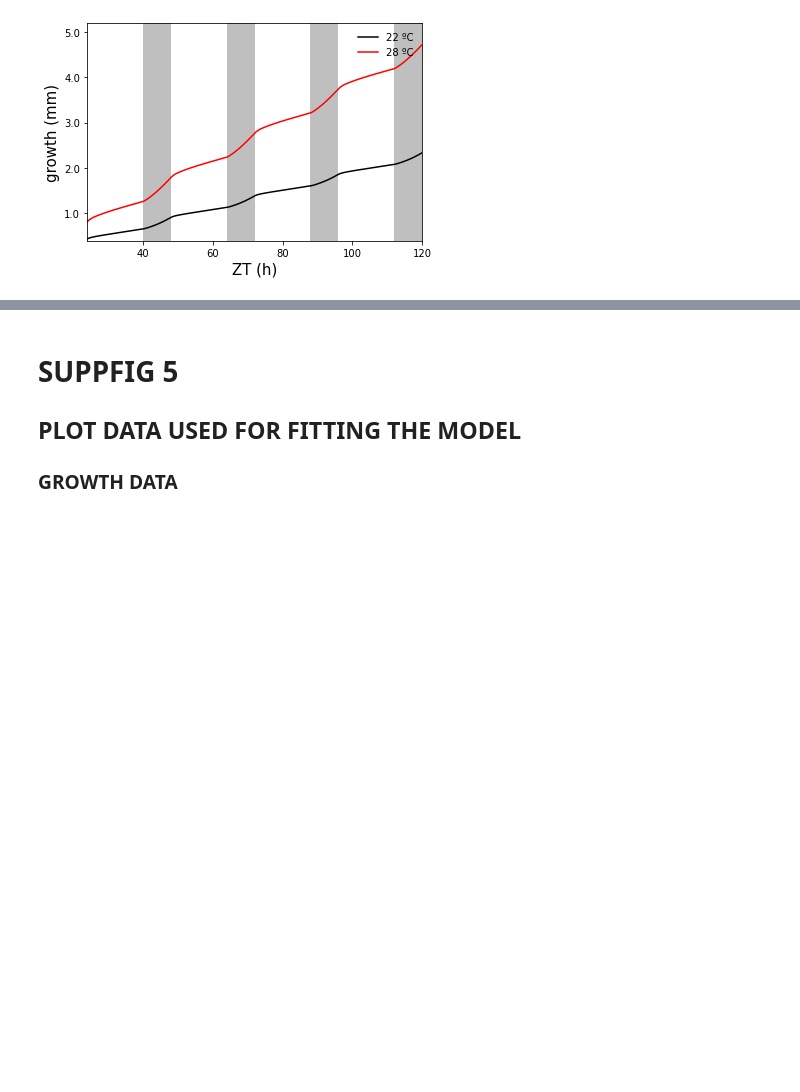
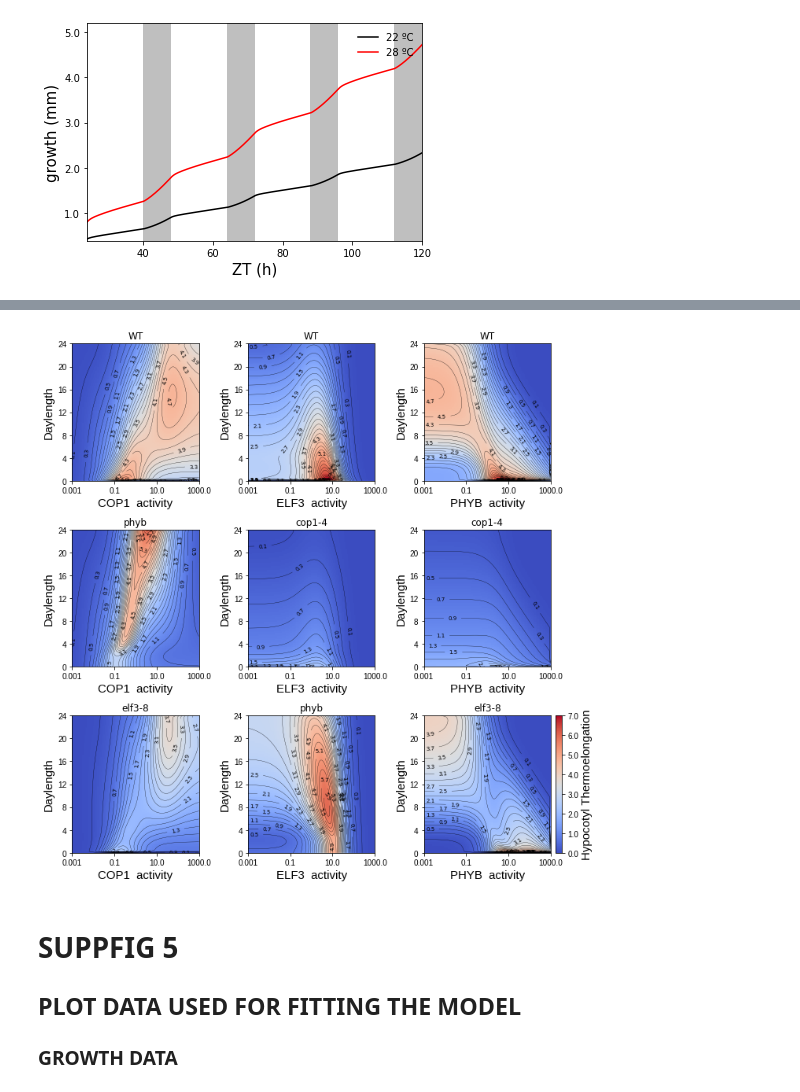
Before and after one commit to PabloCatalan/hypocotyl, a Jupyter notebook: main_figures.ipynb, the cells around one changed output, grey strips where cells are left out. Saved outputs shown, nothing was run; the diff lists cells and outputs as text; code cells hidden in the pictures; blank space fills up the shorter version.

```diff
--- a/main_figures.ipynb
+++ b/main_figures.ipynb
@@ -103,12 +165,0 @@ hypo_supp, tot_supp=model_results(Temp,Daylength2,params,extraM)
-# %%
-with pd.ExcelWriter('results/suppfig1_data.xls') as writer:
-    for mut in extraM:
-        W=[]
-        for (D,T) in itertools.product(Daylength2,Temp):
-            key=str(T)+'_'+str(D)
-            try:
-                W.append([D,T,avgdata[mut][key],stddata[mut][key],hypo_supp[mut][key]])
-            except:
-                W.append([D,T,'NaN','NaN',hypo_supp[mut][key]])
-        DFdata=pd.DataFrame.from_records(W, columns=['Daylength', 'Temperature', 'Average Growth (experimental)', 'Standard Deviation Growth (experimental)', 'Model prediction'])
-        DFdata.to_excel(writer, sheet_name=mut, float_format='%.3f',index=False)
@@ -350,0 +361,87 @@ fig.tight_layout()
+# %%
+#GET KEY FROM DATAFRAME
+def get_key(df, key):
+    kL=df[key].tolist()
+    kM={}
+    for k in kL:
+        kM[k]=1
+    kL=[]
+    for k in kM:
+        kL.append(k)
+    return sorted(kL)
+
+def plot_heatmap(X1,Y1,R,mut,ylabel,vmax,X,Y,ax,count):
+    text=mut.split()
+    prot=text[0][:-2]
+    fondo=text[1]
+    if len(text)>2:
+        fondo=fondo+' '+text[2]
+    cmap='coolwarm'
+    if 'growth' in ylabel:
+        cmap='summer_r'#'YlGn'
+    I=ax.pcolormesh(X,Y,R, vmax=vmax, vmin=0, rasterized=True, cmap=cmap)#'RdBu_r')
+    ax.set_xscale('log')
+    cr=0.2
+    C=np.arange(0.1,vmax,cr)
+    if 'growth' in ylabel:
+        cr=1
+        C=np.arange(0,vmax+1,cr)
+
+    CS=ax.contour(X,Y,R,C, linewidths=0.3, colors='k')#cmap='binary')
+    CL=ax.clabel(CS, C, inline=True, fmt='%.1f', fontsize=7, use_clabeltext=True)
+    if count==9:
+        cax = ax.inset_axes([1.04, 0, 0.05, 1.0], transform=ax.transAxes)
+        cbar=fig.colorbar(I, ax=ax, cax=cax)
+        cbar.ax.set_yticklabels(cbar.ax.get_yticks(), fontname='Helvetica')
+        cbar.ax.set_ylabel(ylabel, fontname='Helvetica', fontsize=15)
+        cbar.ax.yaxis.set_major_formatter(FormatStrFormatter('%.1f'))
+    ax.set_ylabel('Daylength', fontname='Helvetica', fontsize=15)
+    ax.set_xlabel(prot+'  activity', fontname='Helvetica', fontsize=15)
+    ax.set_yticks(range(0,25,4))
+    ax.set_yticklabels(ax.get_yticks(), fontname='Helvetica')
+    ax.set_xticklabels(ax.get_xticks(), fontname='Helvetica')
+    ax.set_title(fondo)
+    ax.yaxis.set_major_formatter(FormatStrFormatter('%d'))
+    plt.minorticks_off()
+    ax.set_ylim([0,24])
+    return ax
+
+M=['COP1ox WT', 'ELF3ox WT', 'PHYBox WT',
+   'COP1ox phyb', 'ELF3ox cop1-4', 'PHYBox cop1-4',
+   'COP1ox elf3-8', 'ELF3ox phyb', 'PHYBox elf3-8']
+suffix='minerr_19'
+fig=plt.figure(figsize=(10,10))
+for count,mut in enumerate(M):
+    print(mut)
+    DF=pd.read_csv('results/heatmap_'+mut+'_'+suffix+'.csv')
+    X=get_key(DF,'Prot')
+    Y=get_key(DF,'D')
+    X=np.array(X)
+    R=np.zeros((len(Y),len(X)))
+    R1=np.zeros((len(Y),len(X)))
+    R2=np.zeros((len(Y),len(X)))
+    for i,x in enumerate(X):
+        for j,y in enumerate(Y):
+            A=DF[(DF['Prot']==x) & (DF['D']==y)]
+            A22=A[A['T']==22]
+            A28=A[A['T']==28]
+            R[j,i]=A28['Growth'].mean()-A22['Growth'].mean()
+            R1[j,i]=A28['Growth'].mean()
+            R2[j,i]=A22['Growth'].mean()
+    yshift=0.5
+    yadd=24+yshift
+    Y1=np.array(Y)-yshift
+    Y1=list(Y)+[yadd]
+    xshift=0.1
+    xadd=10**(3+xshift)
+    X1=np.log10(X)-xshift
+    X1=list(10**X1)+[xadd]
+
+    vmax=max(R1.max(),R2.max())
+    vmax=14
+    Vmax=7.0
+    ax=fig.add_subplot(3,3,count+1)
+    ax=plot_heatmap(X1,Y1,R,mut,'Hypocotyl Thermoelongation',Vmax,X,Y,ax,count+1)
+fig.tight_layout()
+fig.savefig('figures/heatmaps_paper.pdf', bbox_inches='tight')
+# %% [output]
@@ -351,3 +457,4 @@ fig.tight_layout()
+[figure, added]
 # %% [markdown]
 # SUPPFIG 5
 ## PLOT DATA USED FOR FITTING THE MODEL
```
Also changed, not shown: parts of 22 cells of this notebook, 2 other files.
